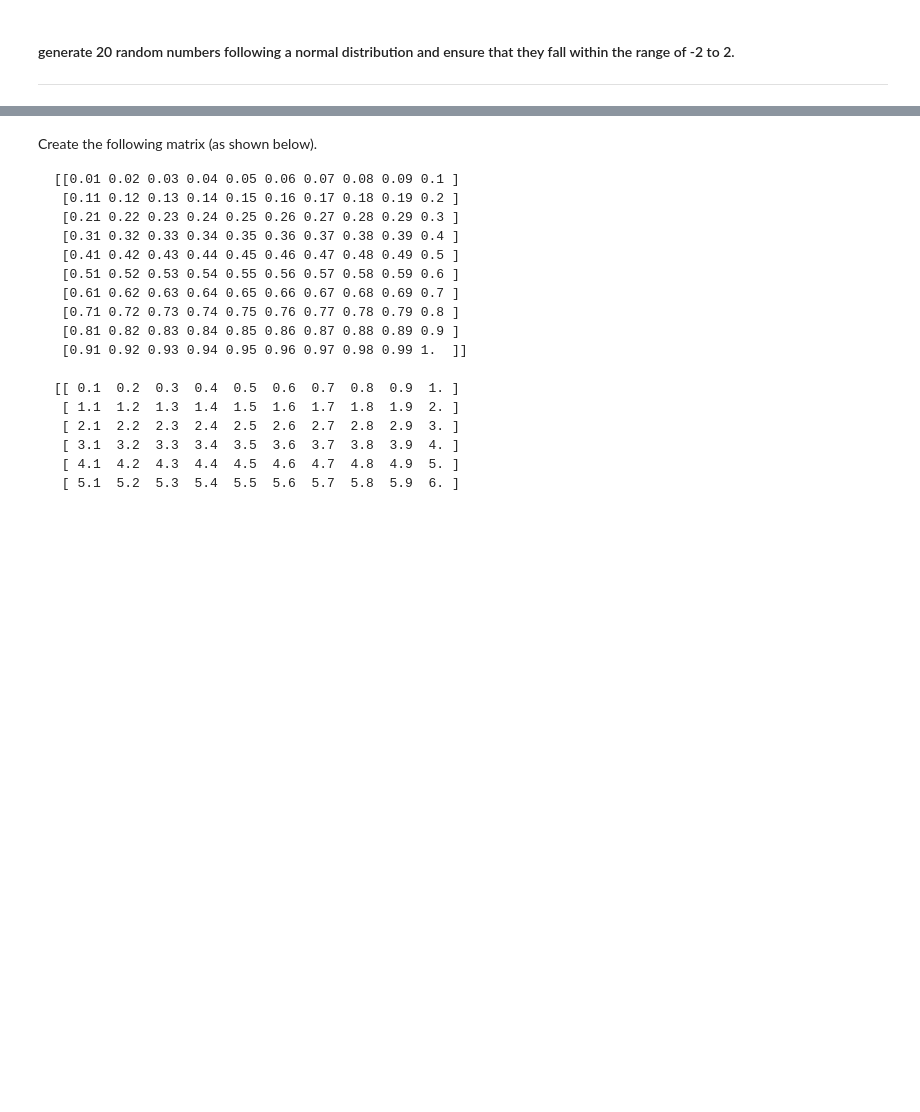
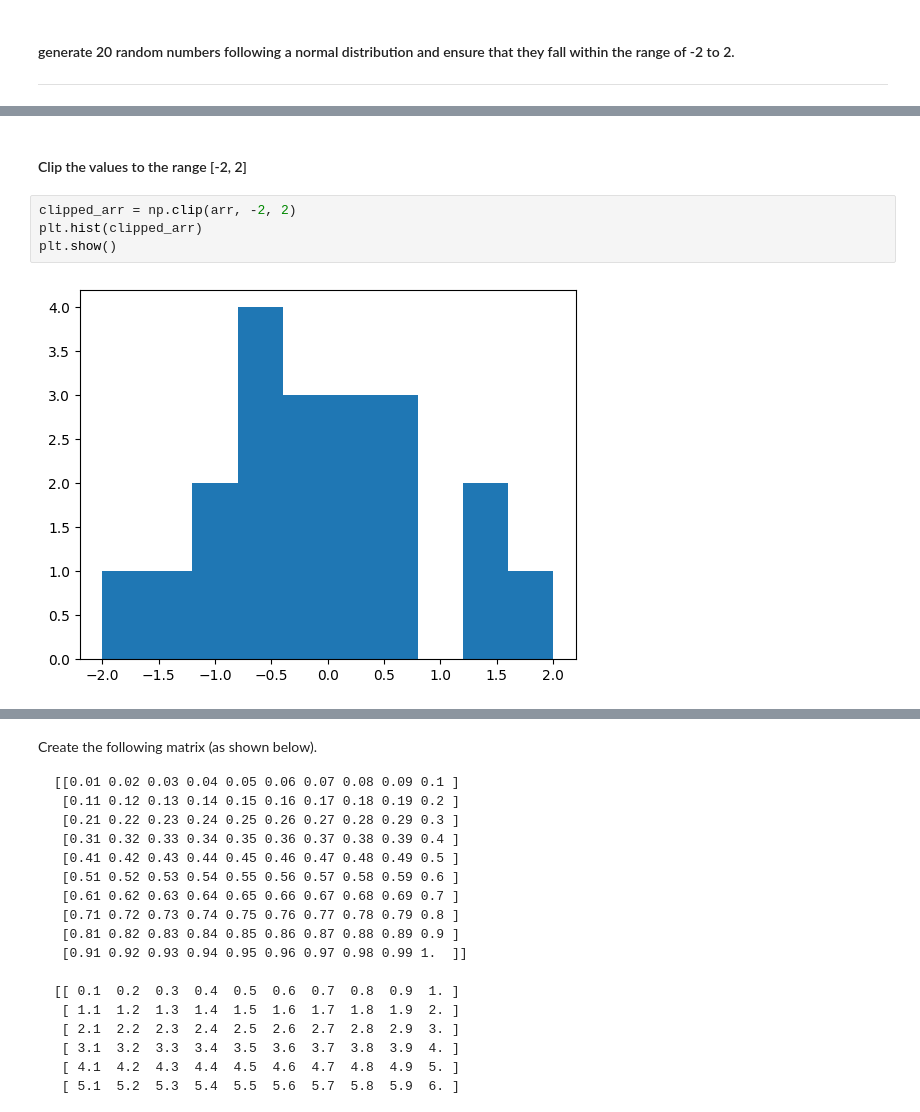
Before and after one commit to omaralkubtan/Data-Science-Training, a Jupyter notebook: 04_Numpy_Exercises.ipynb, the cells around one changed output, grey strips where cells are left out. Drawn from its saved outputs; the diff is of its cells as text; blank space fills up the shorter version.

Commit message:
clip the array

```diff
--- a/04_Numpy_Exercises.ipynb
+++ b/04_Numpy_Exercises.ipynb
@@ -103,3 +103,11 @@ plt.show()
+# %% [markdown]
+#### Clip the values to the range [-2, 2]
+# %%
+clipped_arr = np.clip(arr, -2, 2)
+plt.hist(clipped_arr)
+plt.show()
+# %% [output]
+[figure, added]
 # %%
 arr.min()
 # %% [output]
```
Also changed, not shown: parts of 8 cells of this notebook.
